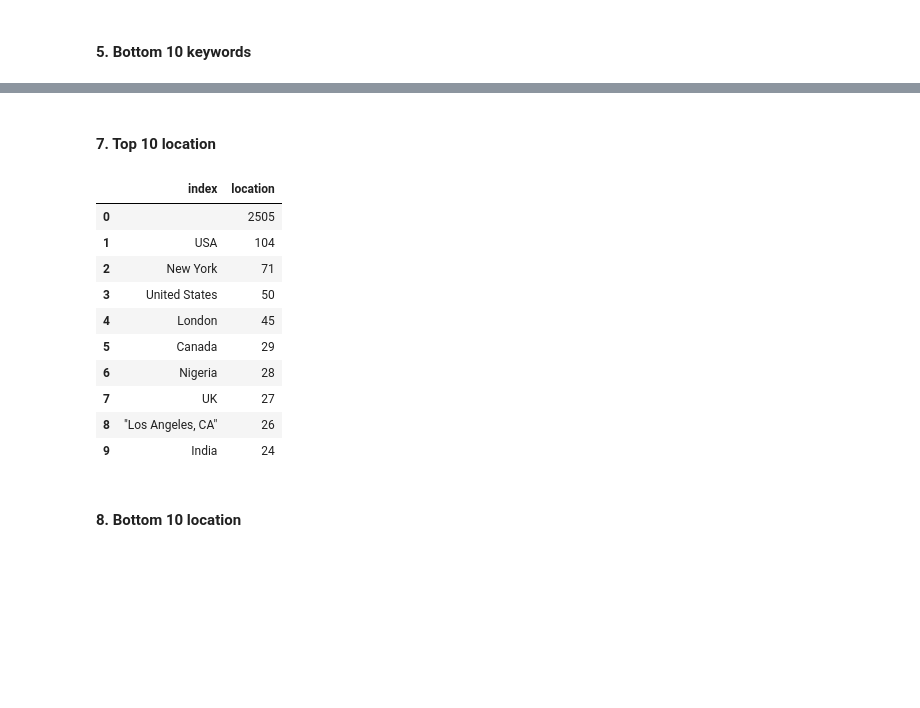
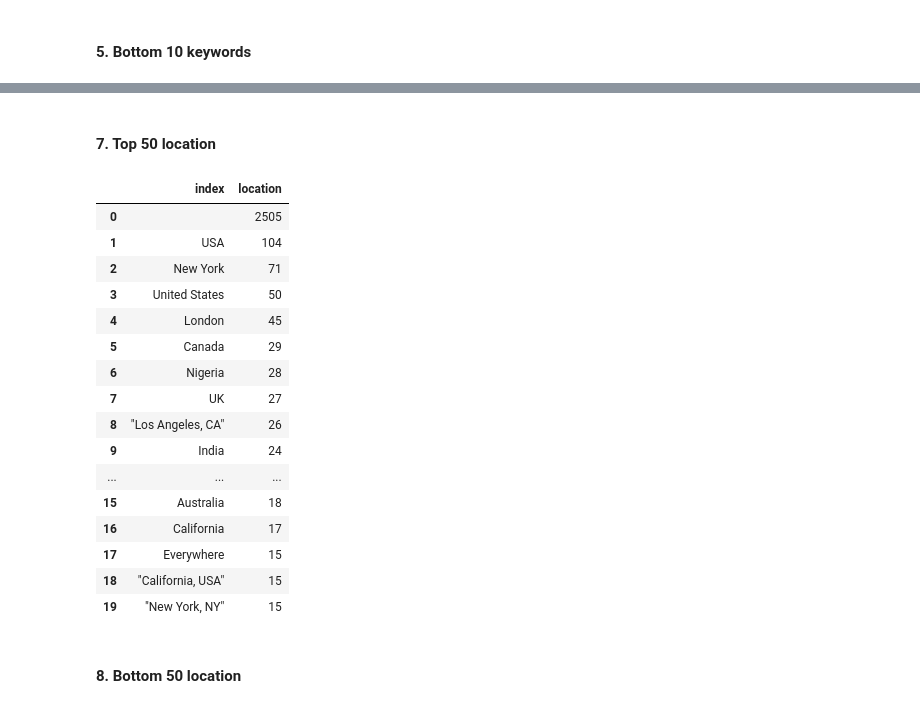
Before and after one commit to ErikaJAlvarado/UCSD, a Jupyter notebook: capstone/NLP_with_Disaster_Tweets/disaster_tweets_eda.ipynb, the cells around one changed output, grey strips where cells are left out. Drawn from its saved outputs; the diff is of its cells as text; code cells hidden in the pictures; blank space fills up the shorter version.

```diff
--- a/capstone/NLP_with_Disaster_Tweets/disaster_tweets_eda.ipynb
+++ b/capstone/NLP_with_Disaster_Tweets/disaster_tweets_eda.ipynb
@@ -188,5 +189,6 @@ tweets_df
 | 7612 | 10873 |  |  | The Latest: More Homes Razed by N... | 0 |
 7613 rows × 5 columns
 # %%
-#replace %20 by comma,  quote all cells except target and to_csv
+#replacing %20 by space.
+tweets_df["keyword"] = tweets_df["keyword"].str.replace("%20"," ")
 # %% [markdown]
@@ -223,0 +234,2 @@ tweets_df.head()
+# %%
+tweets_df["text"] = tweets_df["text"].str.lower()
@@ -224,3 +295,5 @@ tweets_df.head()
+# %%
+tweets_df["clean_keyword"] = tweets_df["keyword"].apply(lambda x: cleaning(x))
 # %% [markdown]
 # **EDA**
 # %% [markdown]
@@ -358,23 +518,29 @@ array(['Birmingham', 'Est. September 2012 - Bristol', 'AFRICA', ...,
 # %% [markdown]
-#### **7. Top 10 location** #####
+#### **7. Top 50 location** #####
 # %%
 # Location frequency
 location_freq = pd.DataFrame(tweets_df["location"].value_counts())
 location_freq.reset_index(inplace = True)
 location_freq.sort_values(by=["location"], ascending = False, inplace = True)
-location_freq.head(10)
+location_freq.head(20)
 # %% [output]
 |  | index | location |
 | 0 |  | 2505 |
 | 1 | USA | 104 |
 | 2 | New York | 71 |
 | 3 | United States | 50 |
 | 4 | London | 45 |
 | 5 | Canada | 29 |
 | 6 | Nigeria | 28 |
 | 7 | UK | 27 |
 | 8 | "Los Angeles, CA" | 26 |
 | 9 | India | 24 |
+| ... | ... | ... |
+| 15 | Australia | 18 |
+| 16 | California | 17 |
+| 17 | Everywhere | 15 |
+| 18 | "California, USA" | 15 |
+| 19 | "New York, NY" | 15 |
 # %% [markdown]
-#### **8. Bottom 10 location** #####
+#### **8. Bottom 50 location** #####
 # %%
```
Also changed, not shown: parts of 42 cells of this notebook, 2 other files.
